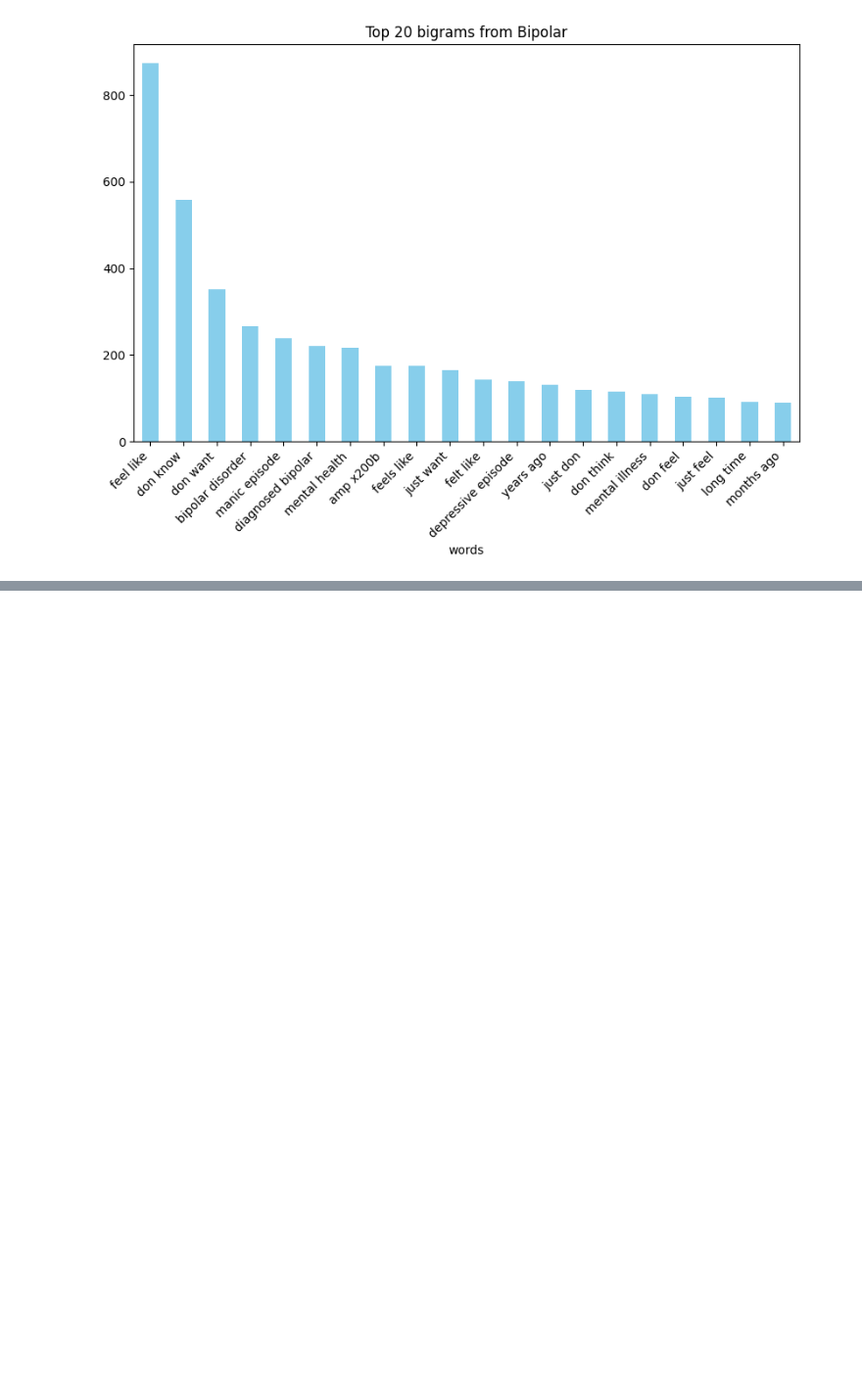
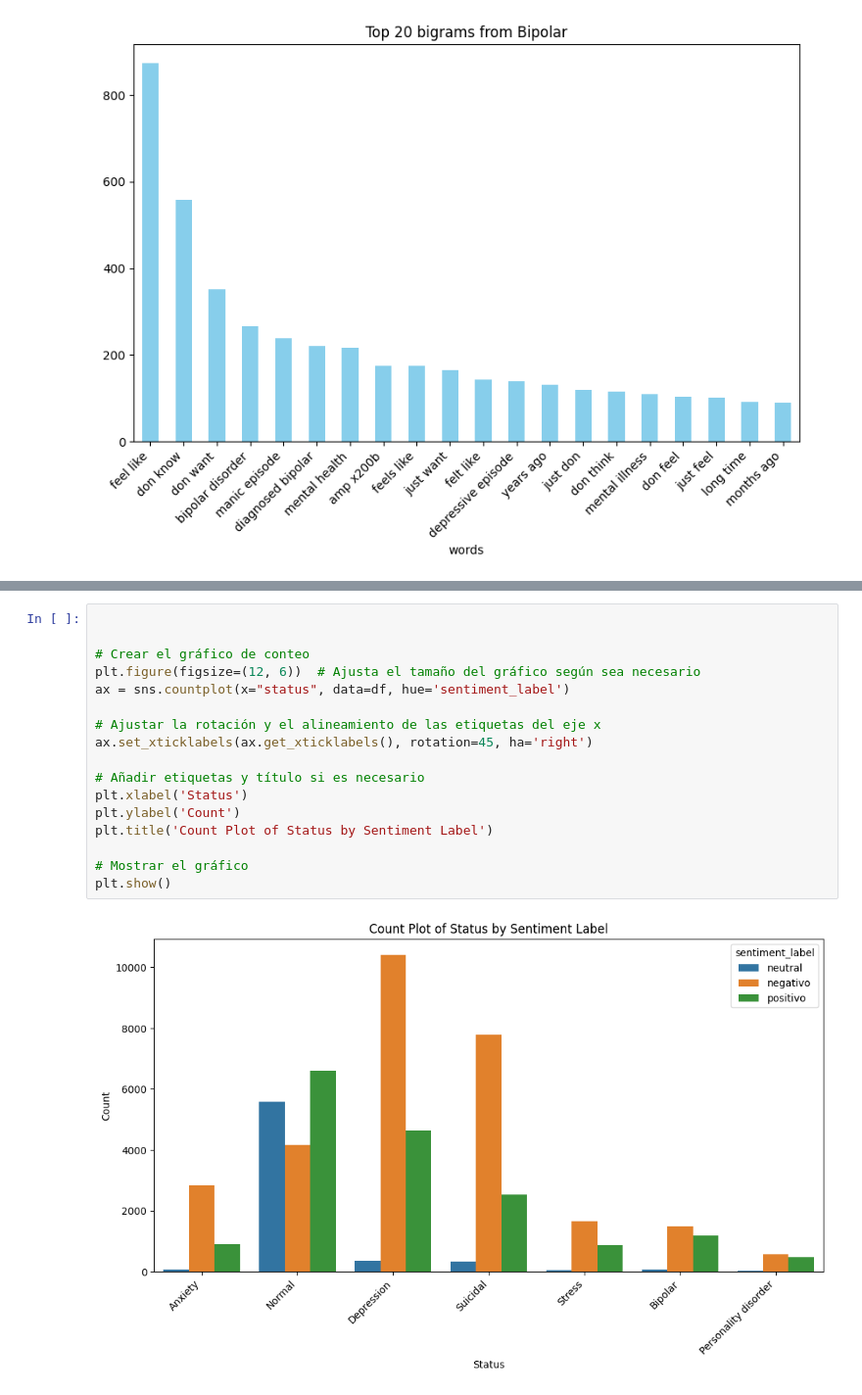
Before and after one commit to jjmoras1/Final_Data_science3_Mora_John, a Jupyter notebook: ProyectoFinal.ipynb, the cells around one changed output, grey strips where cells are left out. Shown at 98% size. Saved outputs shown, nothing was run; the diff lists cells and outputs as text; blank space fills up the shorter version.

```diff
--- a/ProyectoFinal.ipynb
+++ b/ProyectoFinal.ipynb
@@ -440,0 +590,19 @@ for x in Enfermedades_Sin_Normal:
+# %%
+
+
+# Crear el gráfico de conteo
+plt.figure(figsize=(12, 6))  # Ajusta el tamaño del gráfico según sea necesario
+ax = sns.countplot(x="status", data=df, hue='sentiment_label')
+
+# Ajustar la rotación y el alineamiento de las etiquetas del eje x
+ax.set_xticklabels(ax.get_xticklabels(), rotation=45, ha='right')
+
+# Añadir etiquetas y título si es necesario
+plt.xlabel('Status')
+plt.ylabel('Count')
+plt.title('Count Plot of Status by Sentiment Label')
+
+# Mostrar el gráfico
+plt.show()
+# %% [output]
+[figure, added]
```
Also changed, not shown: parts of 18 cells of this notebook.
